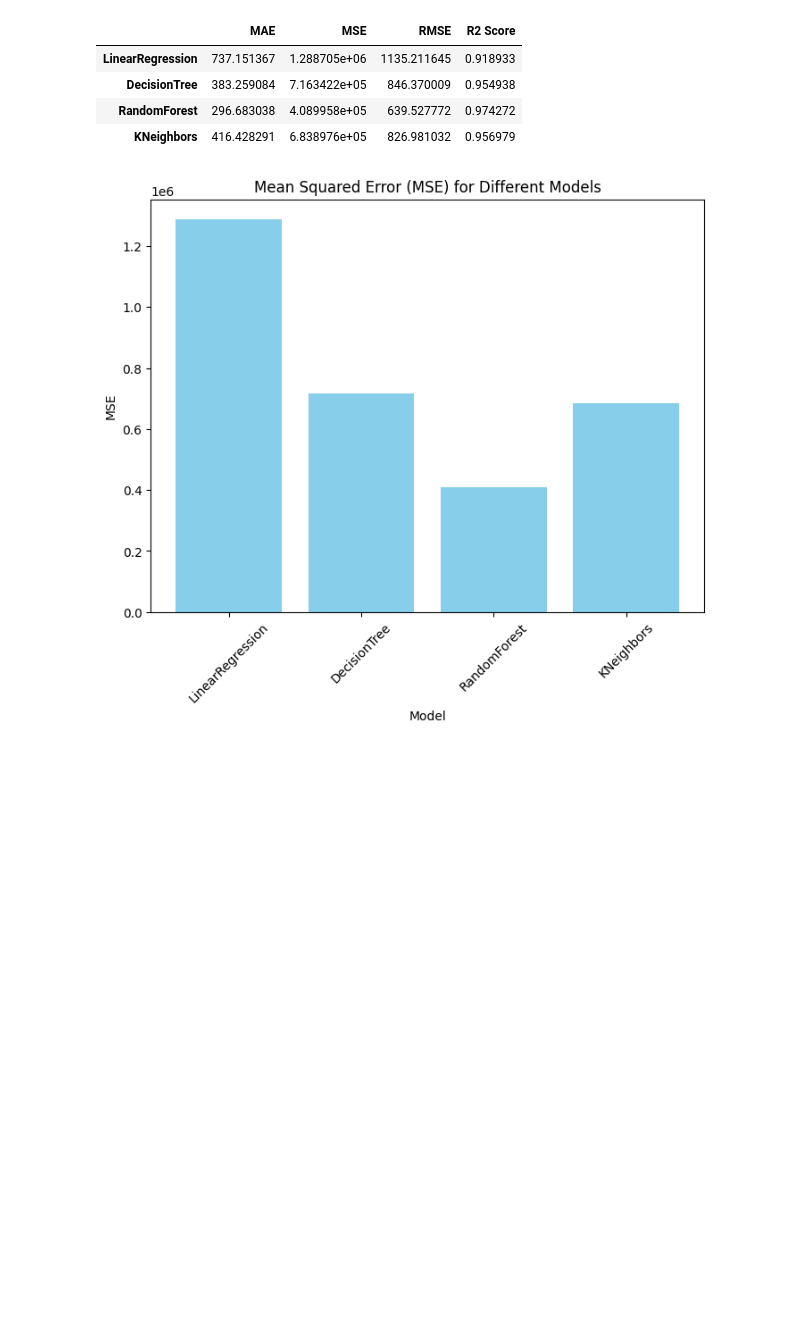
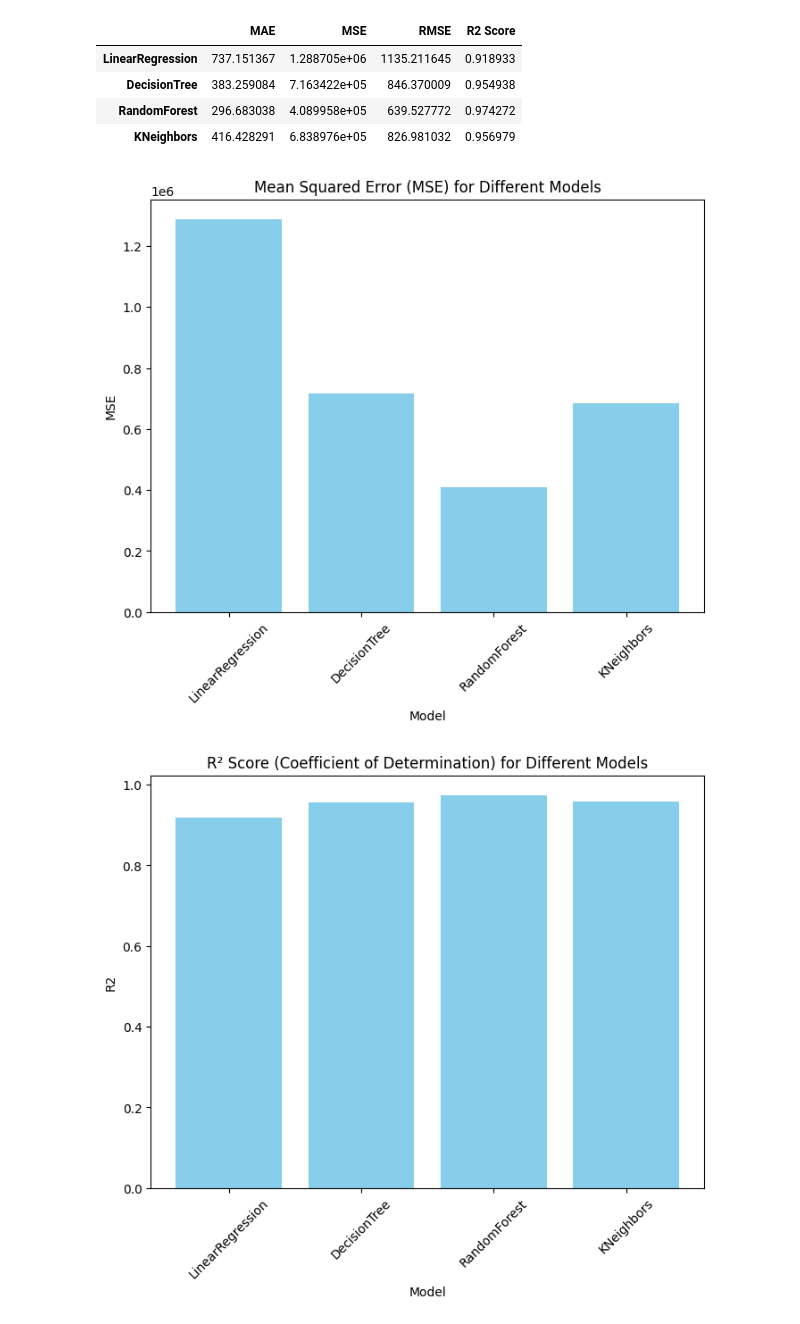
Before and after one commit to kyshc176/Proyek-Predictive-Analytics, a Jupyter notebook: Notebook.ipynb, the cells around one changed output. Drawn from its saved outputs; the diff is of its cells as text; code cells hidden in the pictures; blank space fills up the shorter version.

```diff
--- a/Notebook.ipynb
+++ b/Notebook.ipynb
@@ -17,7 +17,7 @@ from sklearn.neighbors import KNeighborsRegressor
 from sklearn.metrics import mean_absolute_error, mean_squared_error, r2_score
 %matplotlib inline
 # %%
-df = pd.read_csv("diamonds.csv")
+df = pd.read_csv("/Users/tika/Documents/CC DICODING/diamonds.csv")
 df.head()
 # %% [output]
 |  | Unnamed: 0 | carat | cut | color | clarity | depth | table | price | x | y | z |
@@ -280,14 +284,25 @@ pd.DataFrame(results).T
 # %%
 # Extract MSE values from results
 mse_values = {name: metrics["MSE"] for name, metrics in results.items()}
+r2_values = {name: metrics["R2 Score"] for name, metrics in results.items()}
 
 # Create a bar plot for MSE values
 plt.figure(figsize=(8, 6))
 plt.bar(mse_values.keys(), mse_values.values(), color='skyblue')
 plt.title('Mean Squared Error (MSE) for Different Models')
 plt.xlabel('Model')
 plt.ylabel('MSE')
 plt.xticks(rotation=45)
 plt.show()
+
+# Create a bar plot for MSE values
+plt.figure(figsize=(8, 6))
+plt.bar(r2_values.keys(), r2_values.values(), color='skyblue')
+plt.title('R² Score (Coefficient of Determination) for Different Models')
+plt.xlabel('Model')
+plt.ylabel('R2')
+plt.xticks(rotation=45)
+plt.show()
 # %% [output]
 [figure]
+[figure, added]
```
Also changed, not shown: parts of 4 cells of this notebook.
